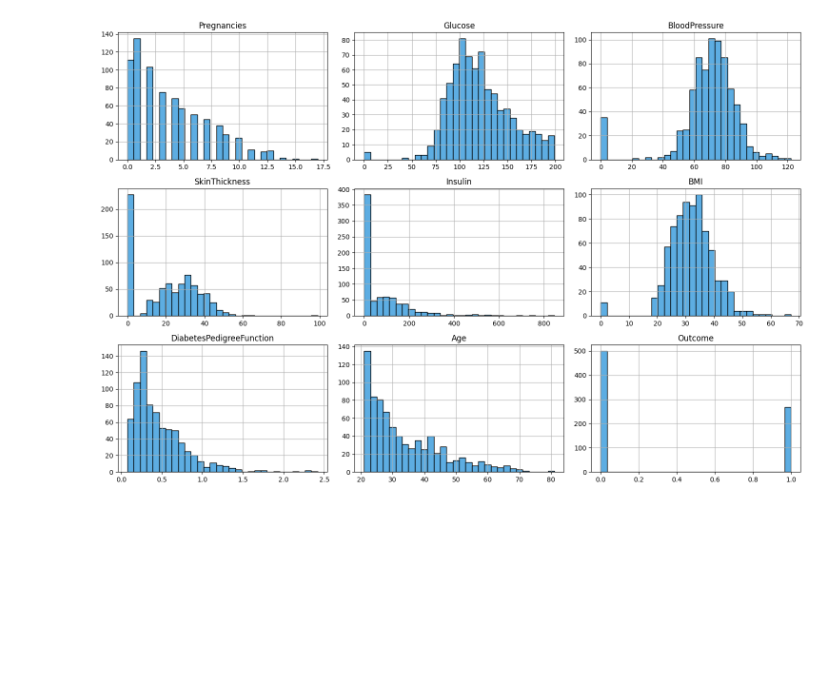
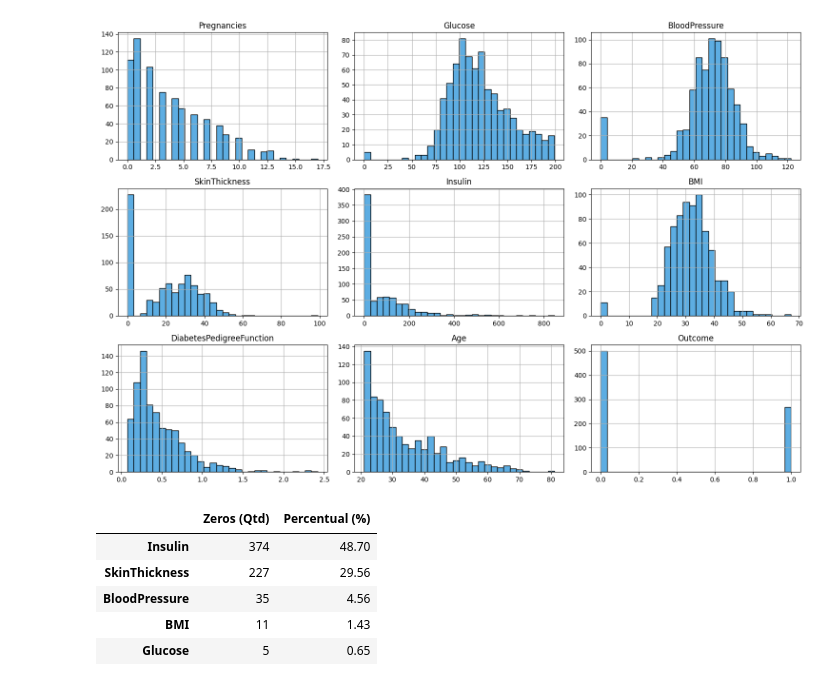
Before and after one commit to mvgv/techchallenge1, a Jupyter notebook: diabetes_eda.ipynb, the cells around one changed output. Drawn from its saved outputs; the diff is of its cells as text; code cells hidden in the pictures; blank space fills up the shorter version.

```diff
--- a/diabetes_eda.ipynb
+++ b/diabetes_eda.ipynb
@@ -158,6 +174,23 @@ plt.tight_layout()
 plt.show()
 # %% [output]
 [figure]
+# %%
+# Colunas biológicas que não podem ter valor zero
+cols_to_check = ['Glucose', 'BloodPressure', 'SkinThickness', 'Insulin', 'BMI']
+# Soma a quantidade de zeros
+zero_counts = (df[cols_to_check] == 0).sum()
+# Calcula a porcentagem perante o total de linhas (len(df))
+zero_percentages = round((zero_counts / len(df)) * 100, 2)
+# Coloca num DataFrame pra visualizar bonito
+zeros_info = pd.DataFrame({'Zeros (Qtd)': zero_counts, 'Percentual (%)': zero_percentages})
+zeros_info.sort_values(by='Percentual (%)', ascending=False)
+# %% [output]
+|  | Zeros (Qtd) | Percentual (%) |
+| Insulin | 374 | 48.70 |
+| SkinThickness | 227 | 29.56 |
+| BloodPressure | 35 | 4.56 |
+| BMI | 11 | 1.43 |
+| Glucose | 5 | 0.65 |
 # %%
 #Preparacao das bases de treino e testes
 X = df.drop(columns=['Outcome'])
```
Also changed, not shown: parts of 10 cells of this notebook.
